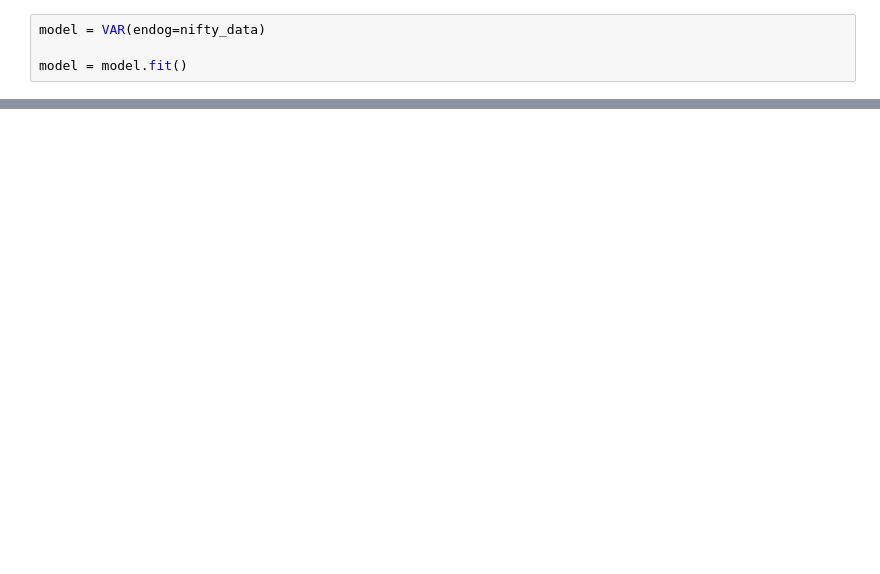
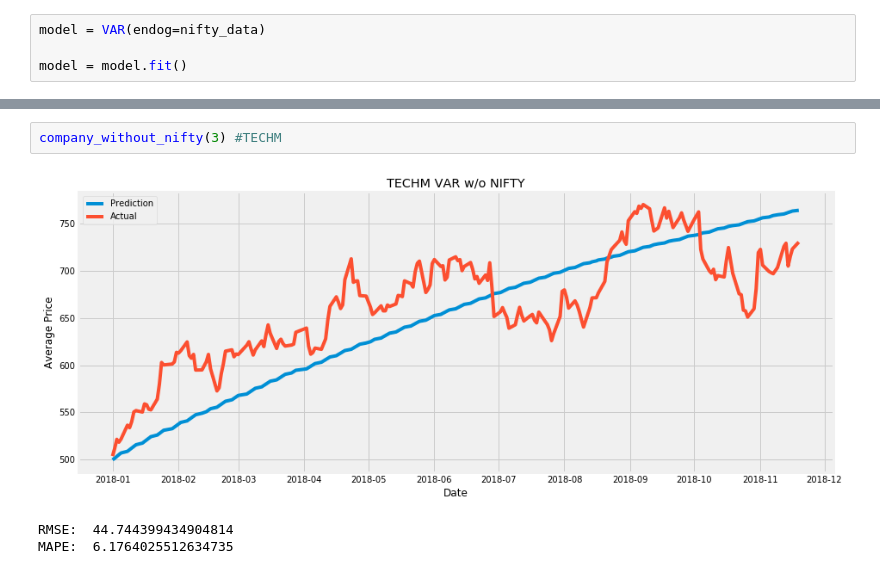
Before and after one commit to ReetBarik/Machine-Learning-Project, a Jupyter notebook: ipython notebooks/Multivariate-VAR.ipynb, the cells around one changed output, grey strips where cells are left out. Saved outputs shown, nothing was run; the diff lists cells and outputs as text; blank space fills up the shorter version.

```diff
--- a/ipython notebooks/Multivariate-VAR.ipynb
+++ b/ipython notebooks/Multivariate-VAR.ipynb
@@ -152,0 +160,6 @@ MAPE:  4.728004505805799
+# %%
+company_without_nifty(3) #TECHM
+# %% [output]
+[figure, added]
+RMSE:  44.744399434904814
+MAPE:  6.1764025512634735
```
Also changed, not shown: parts of 32 cells of this notebook, 1 other file.
